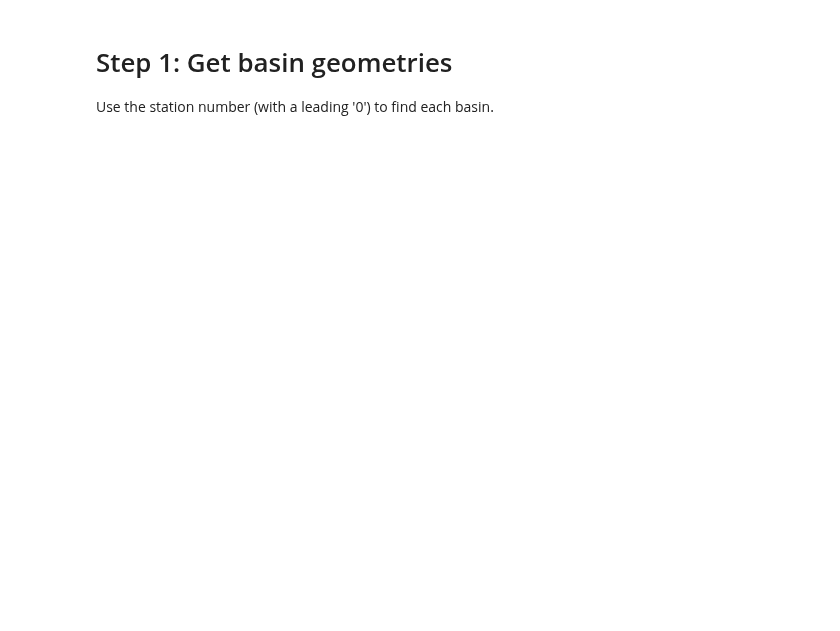
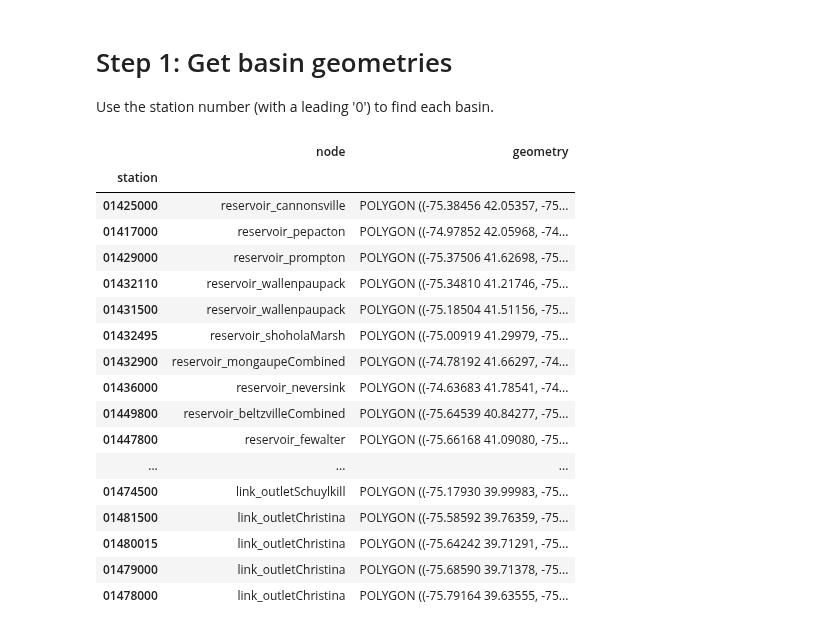
Before and after one commit to Pywr-DRB/Pywr-DRB, a Jupyter notebook: DRB_spatial/Get_node_basin_geometry.ipynb, the cells around one changed output. Saved outputs shown, nothing was run; the diff lists cells and outputs as text; code cells hidden in the pictures; blank space fills up the shorter version.

```diff
--- a/DRB_spatial/Get_node_basin_geometry.ipynb
+++ b/DRB_spatial/Get_node_basin_geometry.ipynb
@@ -68,5 +87,27 @@ for i in range(n_nodes):
     node_basins.at[station, 'geometry'] = basin_data.geometry[0]
 
 node_basins = gpd.GeoDataFrame(node_basins, geometry=node_basins['geometry'], crs = crs)
+# %%
+node_basins.drop('station', axis=1, inplace=True)
+node_basins
+# %% [output]
+|  | node | geometry |
+| station |  |  |
+| 01425000 | reservoir_cannonsville | POLYGON ((-75.38456 42.05357, -75... |
+| 01417000 | reservoir_pepacton | POLYGON ((-74.97852 42.05968, -74... |
+| 01429000 | reservoir_prompton | POLYGON ((-75.37506 41.62698, -75... |
+| 01432110 | reservoir_wallenpaupack | POLYGON ((-75.34810 41.21746, -75... |
+| 01431500 | reservoir_wallenpaupack | POLYGON ((-75.18504 41.51156, -75... |
+| 01432495 | reservoir_shoholaMarsh | POLYGON ((-75.00919 41.29979, -75... |
+| 01432900 | reservoir_mongaupeCombined | POLYGON ((-74.78192 41.66297, -74... |
+| 01436000 | reservoir_neversink | POLYGON ((-74.63683 41.78541, -74... |
+| 01449800 | reservoir_beltzvilleCombined | POLYGON ((-75.64539 40.84277, -75... |
+| 01447800 | reservoir_fewalter | POLYGON ((-75.66168 41.09080, -75... |
+| ... | ... | ... |
+| 01474500 | link_outletSchuylkill | POLYGON ((-75.17930 39.99983, -75... |
+| 01481500 | link_outletChristina | POLYGON ((-75.58592 39.76359, -75... |
+| 01480015 | link_outletChristina | POLYGON ((-75.64242 39.71291, -75... |
+| 01479000 | link_outletChristina | POLYGON ((-75.68590 39.71378, -75... |
+| 01478000 | link_outletChristina | POLYGON ((-75.79164 39.63555, -75... |
 # %%
 # Export
```
Also changed, not shown: parts of 4 cells of this notebook, 25 other files.
